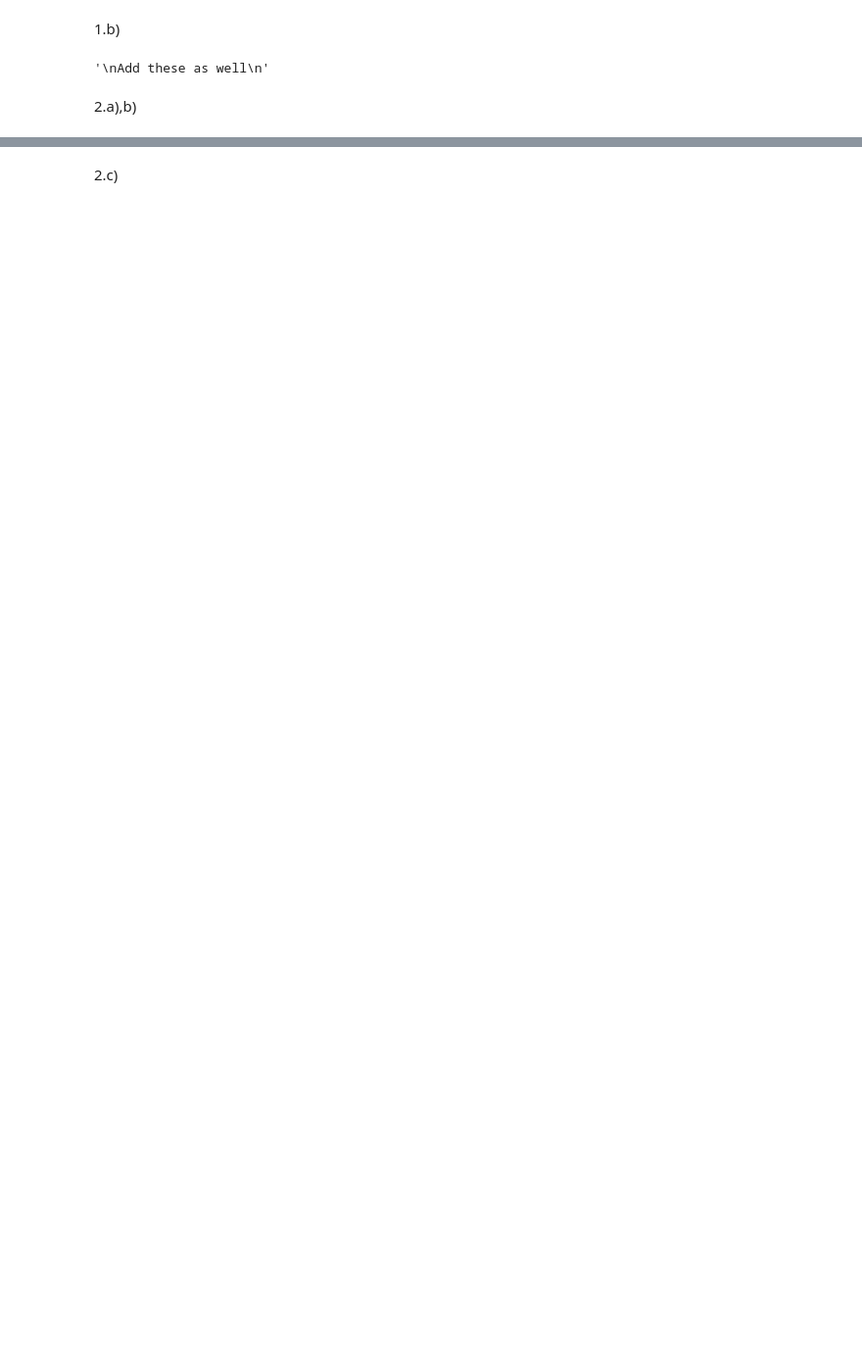
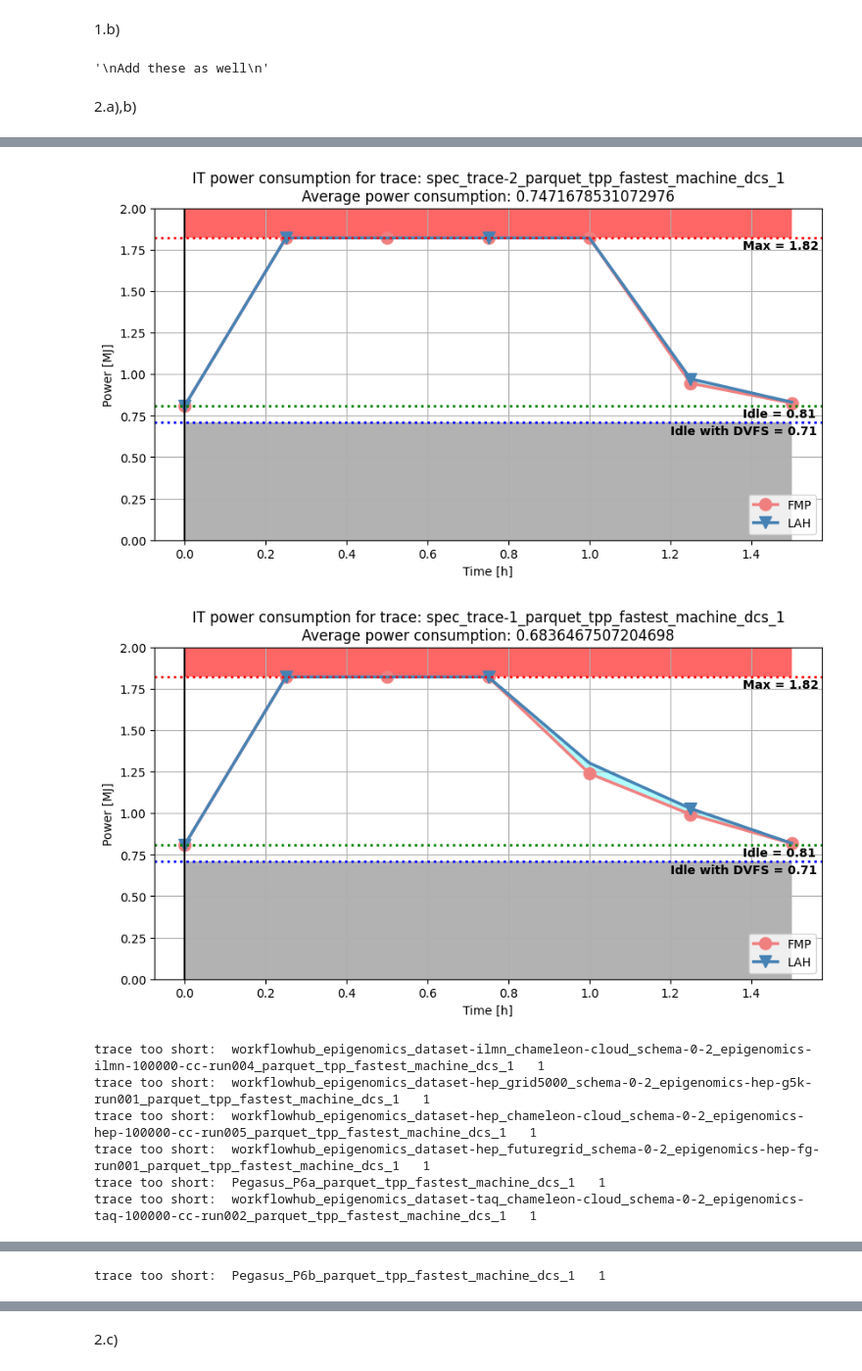
Before and after one commit to Raiduy/gdc-energy-efficiency-analysis, a Jupyter notebook: experiment_result_processing.ipynb, the cells around one changed output, grey strips where cells are left out. Shown at 98% size. Cells and saved outputs as stored; diff of their text form; code cells hidden in the pictures; blank space fills up the shorter version.

Commit message:
Finalize graphs

```diff
--- a/experiment_result_processing.ipynb
+++ b/experiment_result_processing.ipynb
@@ -311,10 +303,6 @@ Also show workflow Slowdown (box and whisker plot + violin plot) (workflow norma
 # %%
 stats_dc1_fmp_df = create_dataframe(path_ex=path_ex1, file_name = 'stats.tsv', dcs='1', tpp='fastest_machine')
 utilization_candidates_fmp = stats_dc1_fmp_df.sort_values(by=['AvgResourceUsage'], ascending=False)[['trace_name', 'AvgResourceUsage']]
-utilization_candidates_fmp['AvgResourceUsage'] = utilization_candidates_fmp['AvgResourceUsage'].apply(lambda x: round(x, 3))
-print(utilization_candidates_fmp)
 
 stats_dc1_lah_df = create_dataframe(path_ex=path_ex1, file_name = 'stats.tsv', dcs='1', tpp='look_ahead')
 utilization_candidates_lah = stats_dc1_lah_df.sort_values(by=['AvgResourceUsage'], ascending=False)[['trace_name', 'AvgResourceUsage']]
-utilization_candidates_lah['AvgResourceUsage'] = utilization_candidates_lah['AvgResourceUsage'].apply(lambda x: round(x, 3))
-print(utilization_candidates_lah)
@@ -476,0 +440,16 @@ trace too short:  Pegasus_P6b_parquet_tpp_fastest_machine_dcs_1   1
+# %%
+plot_energy_consumption(utilization_candidates_fmp, utilization_candidates_lah, theoretical_max, theoretical_min, theoretical_min_dvfs, MAX_NUM_OF_GRAPHS)
+'''
+for traces that show no movement for a long time, truncate them (specify in the thesis)
+---
+add labels to important points (ex: 1.82)
+'''
+# %% [output]
+[figure, added]
+[figure, added]
+trace too short:  workflowhub_epigenomics_dataset-ilmn_chameleon-cloud_schema-0-2_epigenomics-ilmn-100000-cc-run004_parquet_tpp_fastest_machine_dcs_1   1
+trace too short:  workflowhub_epigenomics_dataset-hep_grid5000_schema-0-2_epigenomics-hep-g5k-run001_parquet_tpp_fastest_machine_dcs_1   1
+trace too short:  workflowhub_epigenomics_dataset-hep_chameleon-cloud_schema-0-2_epigenomics-hep-100000-cc-run005_parquet_tpp_fastest_machine_dcs_1   1
+trace too short:  workflowhub_epigenomics_dataset-hep_futuregrid_schema-0-2_epigenomics-hep-fg-run001_parquet_tpp_fastest_machine_dcs_1   1
+trace too short:  Pegasus_P6a_parquet_tpp_fastest_machine_dcs_1   1
+trace too short:  workflowhub_epigenomics_dataset-taq_chameleon-cloud_schema-0-2_epigenomics-taq-100000-cc-run002_parquet_tpp_fastest_machine_dcs_1   1
@@ -476,0 +457 @@ trace too short:  Pegasus_P6b_parquet_tpp_fastest_machine_dcs_1   1
+trace too short:  Pegasus_P6b_parquet_tpp_fastest_machine_dcs_1   1
```
Also changed, not shown: parts of 14 cells of this notebook.
